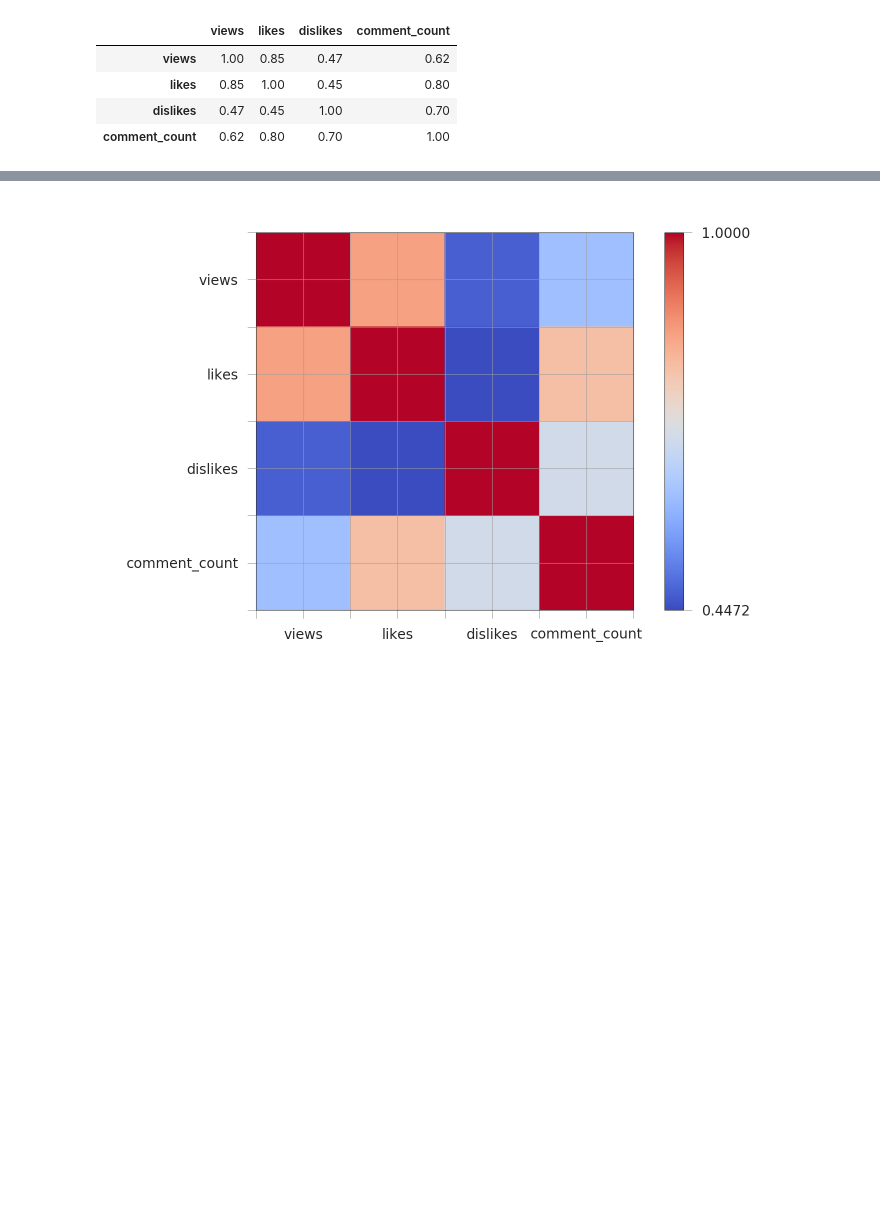
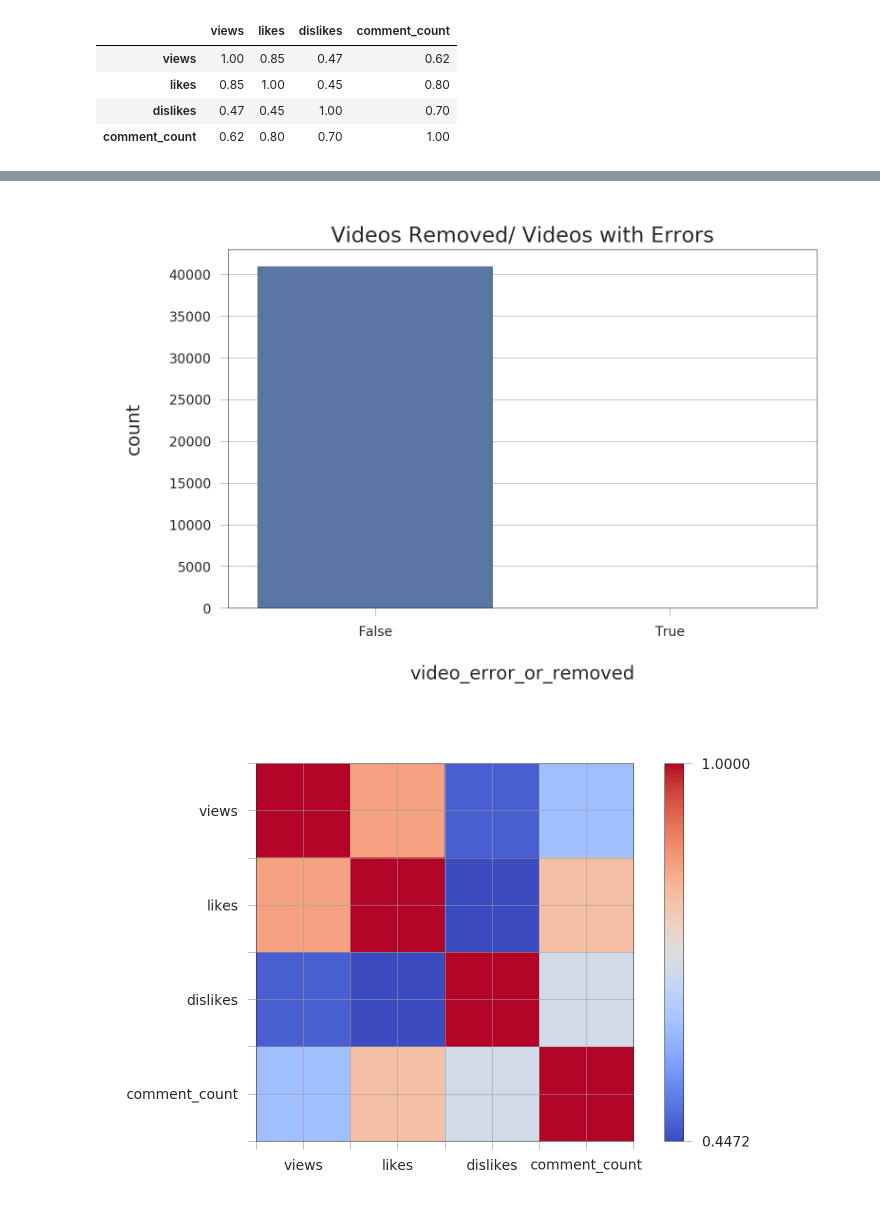
Before and after one commit to AbhinavShank/Youtube-Trending, a Jupyter notebook: YTAnalysis_USA.ipynb, the cells around one changed output, grey strips where cells are left out. Cells and saved outputs as stored; diff of their text form; code cells hidden in the pictures; blank space fills up the shorter version.

```diff
--- a/YTAnalysis_USA.ipynb
+++ b/YTAnalysis_USA.ipynb
@@ -287,3 +315,8 @@ corr_matrix
+# %%
+p3 = sns.countplot(x='video_error_or_removed', data=df)
+p3.set_title("Videos Removed/ Videos with Errors", fontsize=16);
+# %% [output]
+[figure, added]
 # %%
 fig, ax = plt.subplots()
 heatmap = ax.imshow(corr_matrix, interpolation='nearest', cmap=cm.coolwarm)
```
Also changed, not shown: parts of 7 cells of this notebook.
